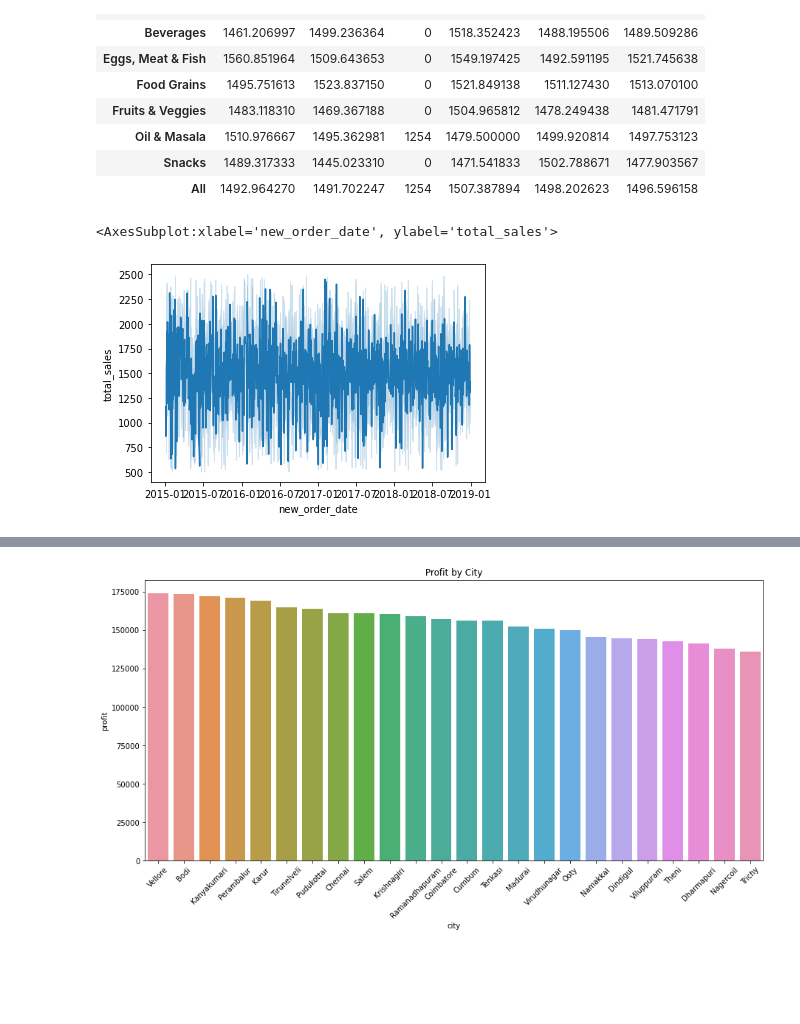
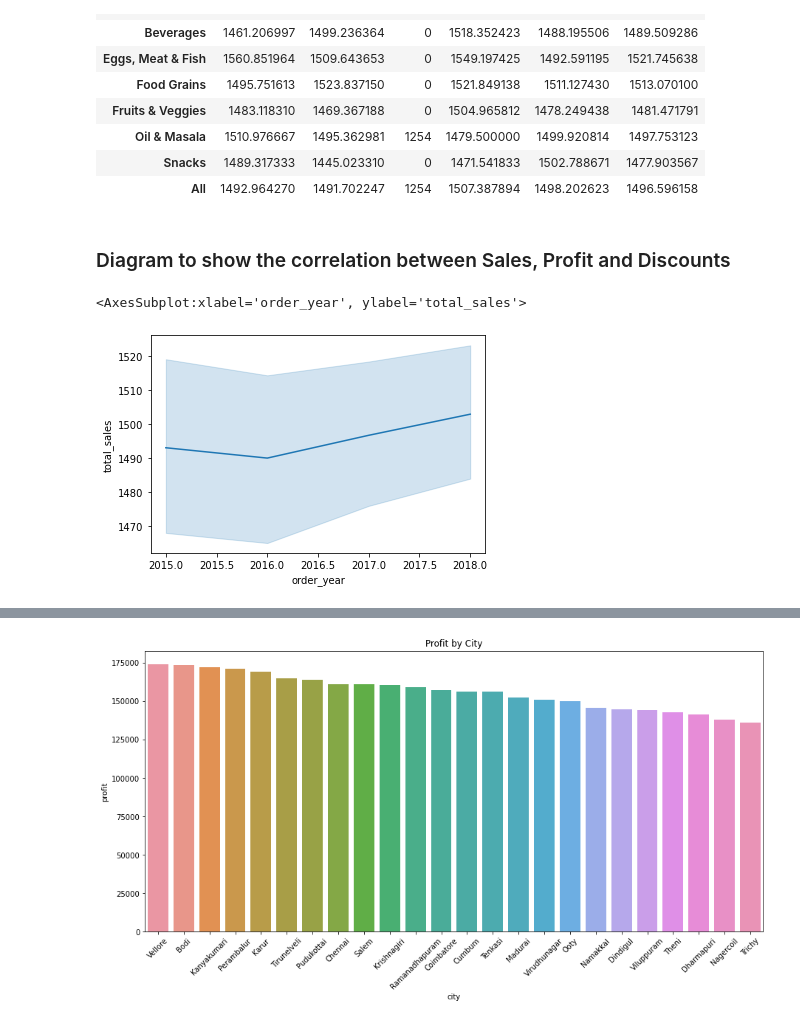
Before and after one commit to UCDPA-oneilld23/Grocery-Sales-project, a Jupyter notebook: UCDPA DON Assignment.ipynb, the cells around one changed output, grey strips where cells are left out. Drawn from its saved outputs; the diff is of its cells as text; code cells hidden in the pictures; blank space fills up the shorter version.

Commit message:
Updated line plots and commentary

```diff
--- a/UCDPA DON Assignment.ipynb
+++ b/UCDPA DON Assignment.ipynb
@@ -281,10 +281,12 @@ Sales_data.pivot_table(values="total_sales", index="category", columns = "region
 | Oil & Masala | 1510.976667 | 1495.362981 | 1254 | 1479.500000 | 1499.920814 | 1497.753123 |
 | Snacks | 1489.317333 | 1445.023310 | 0 | 1471.541833 | 1502.788671 | 1477.903567 |
 | All | 1492.964270 | 1491.702247 | 1254 | 1507.387894 | 1498.202623 | 1496.596158 |
+# %% [markdown]
+### Diagram to show the correlation between Sales, Profit and Discounts
 # %%
 import seaborn as sns
 # %%
-sns.lineplot(data=Sales_data, x="new_order_date", y="total_sales")
+sns.lineplot(data=Sales_data, x="order_year", y="total_sales")
 # %% [output]
-<AxesSubplot:xlabel='new_order_date', ylabel='total_sales'>
+<AxesSubplot:xlabel='order_year', ylabel='total_sales'>
-[figure, old version]
+[figure, new version]
```
Also changed, not shown: parts of 12 cells of this notebook.
